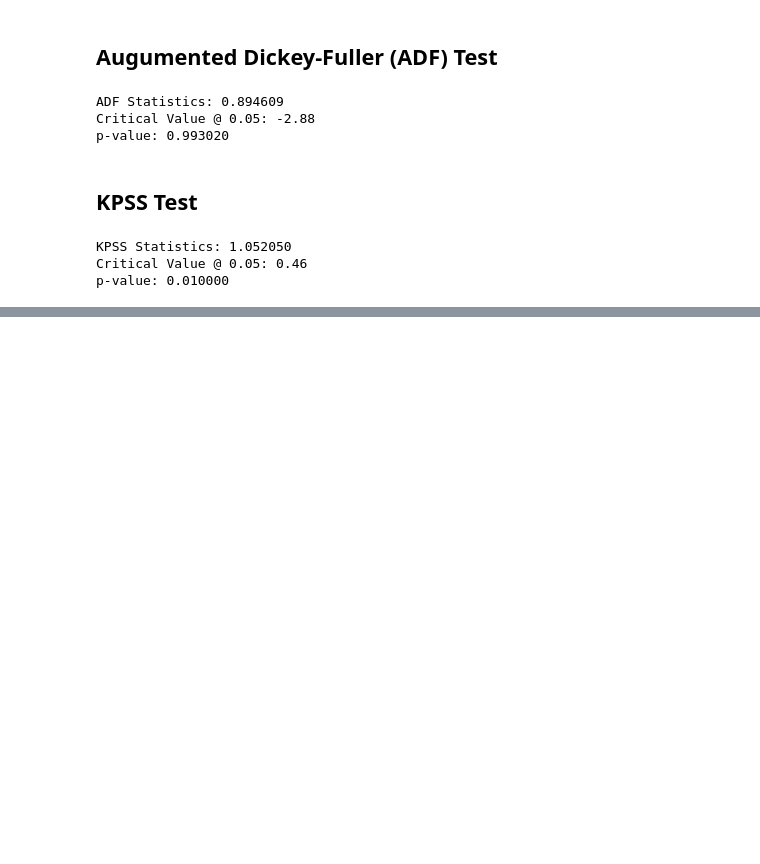
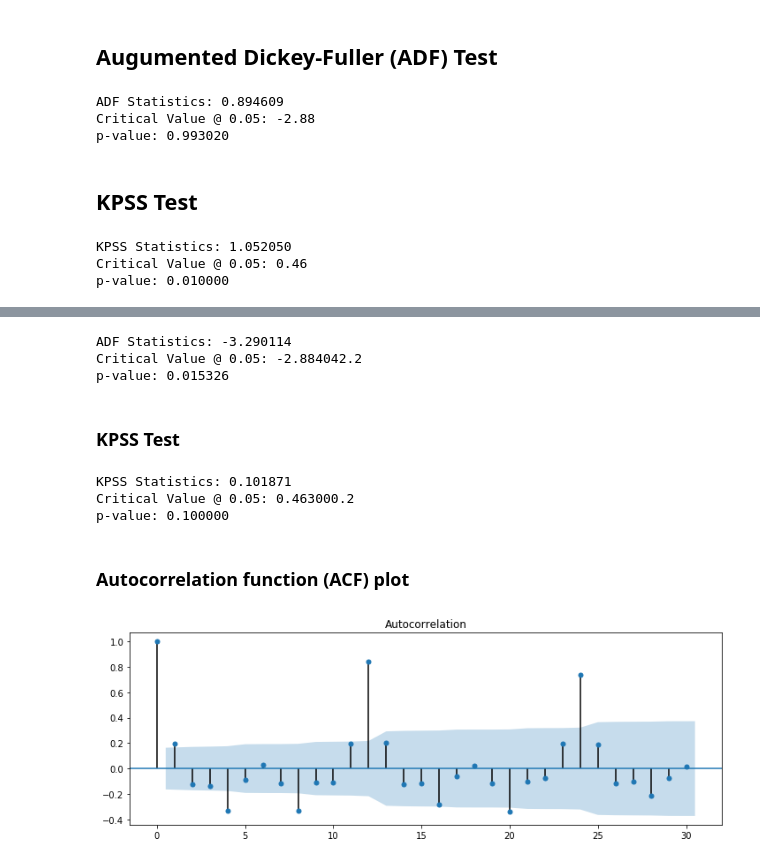
Before and after one commit to HitiTaneja/Time-Series-Forecasting, a Jupyter notebook: Time Series Forecasting - Airline passenger traffic .ipynb, the cells around one changed output, grey strips where cells are left out. Drawn from its saved outputs; the diff is of its cells as text; code cells hidden in the pictures; blank space fills up the shorter version.

```diff
--- a/Time Series Forecasting - Airline passenger traffic .ipynb
+++ b/Time Series Forecasting - Airline passenger traffic .ipynb
@@ -393,0 +421,36 @@ p-value: 0.010000
+# %%
+adf_test = adfuller(data_boxcox_diff)
+
+print('ADF Statistics: %f' % adf_test[0])
+print('Critical Value @ 0.05: %f.2' % adf_test[4]['5%'])
+print('p-value: %f' % adf_test[1])
+# The series is stationary now.
+# %% [output]
+ADF Statistics: -3.290114
+Critical Value @ 0.05: -2.884042.2
+p-value: 0.015326
+# %% [markdown]
+### KPSS Test
+# %%
+kpss_test = kpss(data_boxcox_diff)
+
+print('KPSS Statistics: %f' % kpss_test[0])
+print('Critical Value @ 0.05: %f.2' % kpss_test[3]['5%'])
+print('p-value: %f' % kpss_test[1])
+# The series is stationary now.
+# %% [output]
+KPSS Statistics: 0.101871
+Critical Value @ 0.05: 0.463000.2
+p-value: 0.100000
+# %% [markdown]
+### Autocorrelation function (ACF) plot
+# %%
+from statsmodels.graphics.tsaplots import plot_acf
+
+plt.figure(figsize=(12,4))
+plot_acf(data_boxcox_diff, ax=plt.gca(), lags=30)
+plt.show()
+
+#Anything which lies above the blue band has high correlation.
+# %% [output]
+[figure, added]
```
Also changed, not shown: parts of 7 cells of this notebook.
